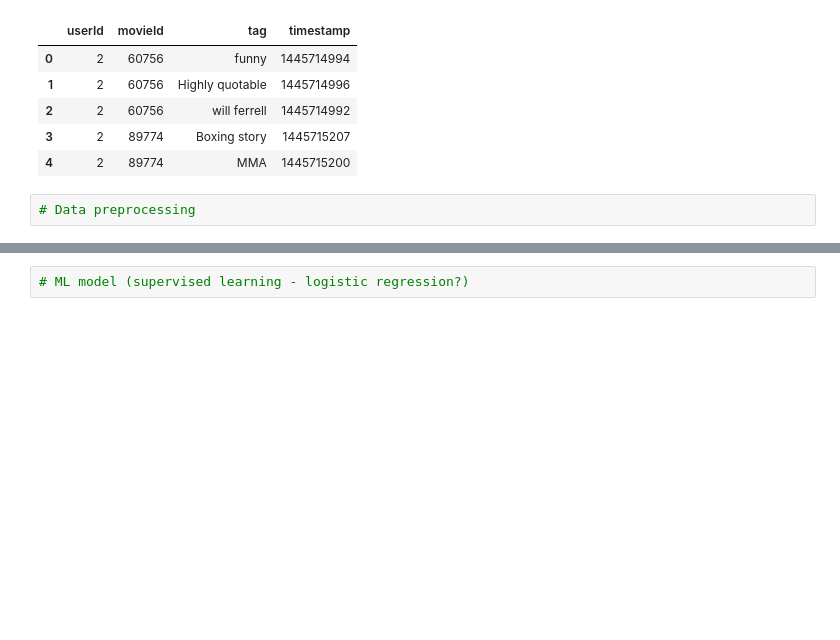
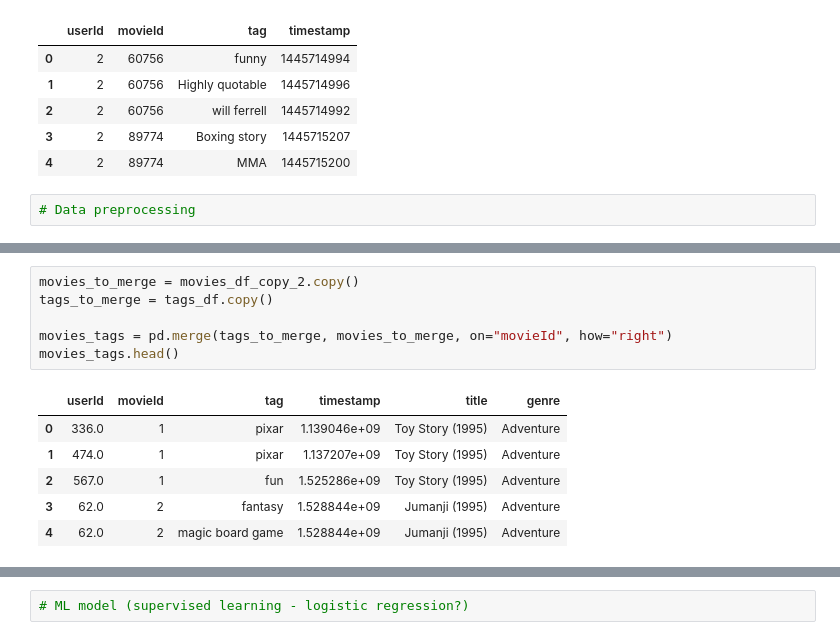
Before and after one commit to dmropp/Project_4_ML, a Jupyter notebook: analysis.ipynb, the cells around one changed output, grey strips where cells are left out. Drawn from its saved outputs; the diff is of its cells as text; blank space fills up the shorter version.

```diff
--- a/analysis.ipynb
+++ b/analysis.ipynb
@@ -110,0 +164,13 @@ tags_df.head()
+# %%
+movies_to_merge = movies_df_copy_2.copy()
+tags_to_merge = tags_df.copy()
+
+movies_tags = pd.merge(tags_to_merge, movies_to_merge, on="movieId", how="right")
+movies_tags.head()
+# %% [output]
+|  | userId | movieId | tag | timestamp | title | genre |
+| 0 | 336.0 | 1 | pixar | 1.139046e+09 | Toy Story (1995) | Adventure |
+| 1 | 474.0 | 1 | pixar | 1.137207e+09 | Toy Story (1995) | Adventure |
+| 2 | 567.0 | 1 | fun | 1.525286e+09 | Toy Story (1995) | Adventure |
+| 3 | 62.0 | 2 | fantasy | 1.528844e+09 | Jumanji (1995) | Adventure |
+| 4 | 62.0 | 2 | magic board game | 1.528844e+09 | Jumanji (1995) | Adventure |
```
Also changed, not shown: parts of 11 cells of this notebook.
